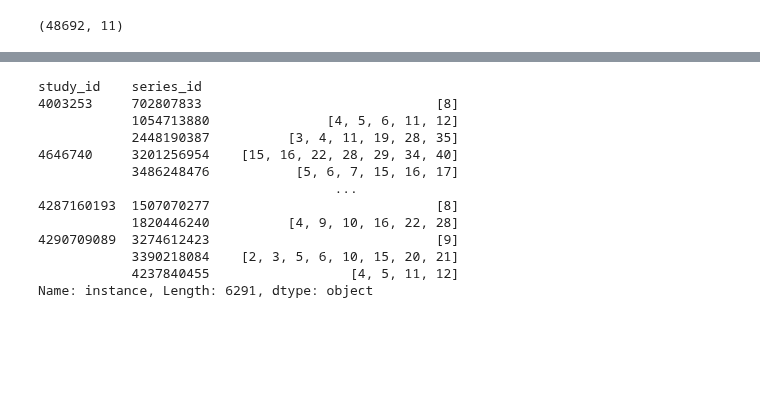
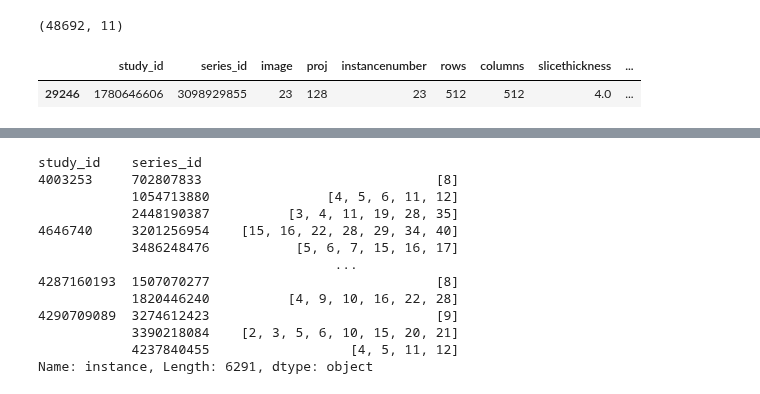
Before and after one commit to rosulucian/deep_learning_playground, a Jupyter notebook: kaggle/RSNA/datasets.ipynb, the cells around one changed output, grey strips where cells are left out. Saved outputs shown, nothing was run; the diff lists cells and outputs as text; code cells hidden in the pictures; blank space fills up the shorter version.

```diff
--- a/kaggle/RSNA/datasets.ipynb
+++ b/kaggle/RSNA/datasets.ipynb
@@ -209,6 +209,11 @@ coords_df.sample(2)
 coords_df.shape
 # %% [output]
 (48692, 11)
+# %%
+files_df.sample()
+# %% [output]
+|  | study_id | series_id | image | proj | instancenumber | rows | columns | slicethickness | ... |
+| 29246 | 1780646606 | 3098929855 | 23 | 128 | 23 | 512 | 512 | 4.0 | ... |
 # %%
 # coords_df['plane'] = coords_df.apply(lambda row: train_desc_df[train_desc_df['ss_id'] == row['ss_id']].series_description.values[0], axis=1)
 # %%
```
Also changed, not shown: parts of 13 cells of this notebook, 5 other files.
